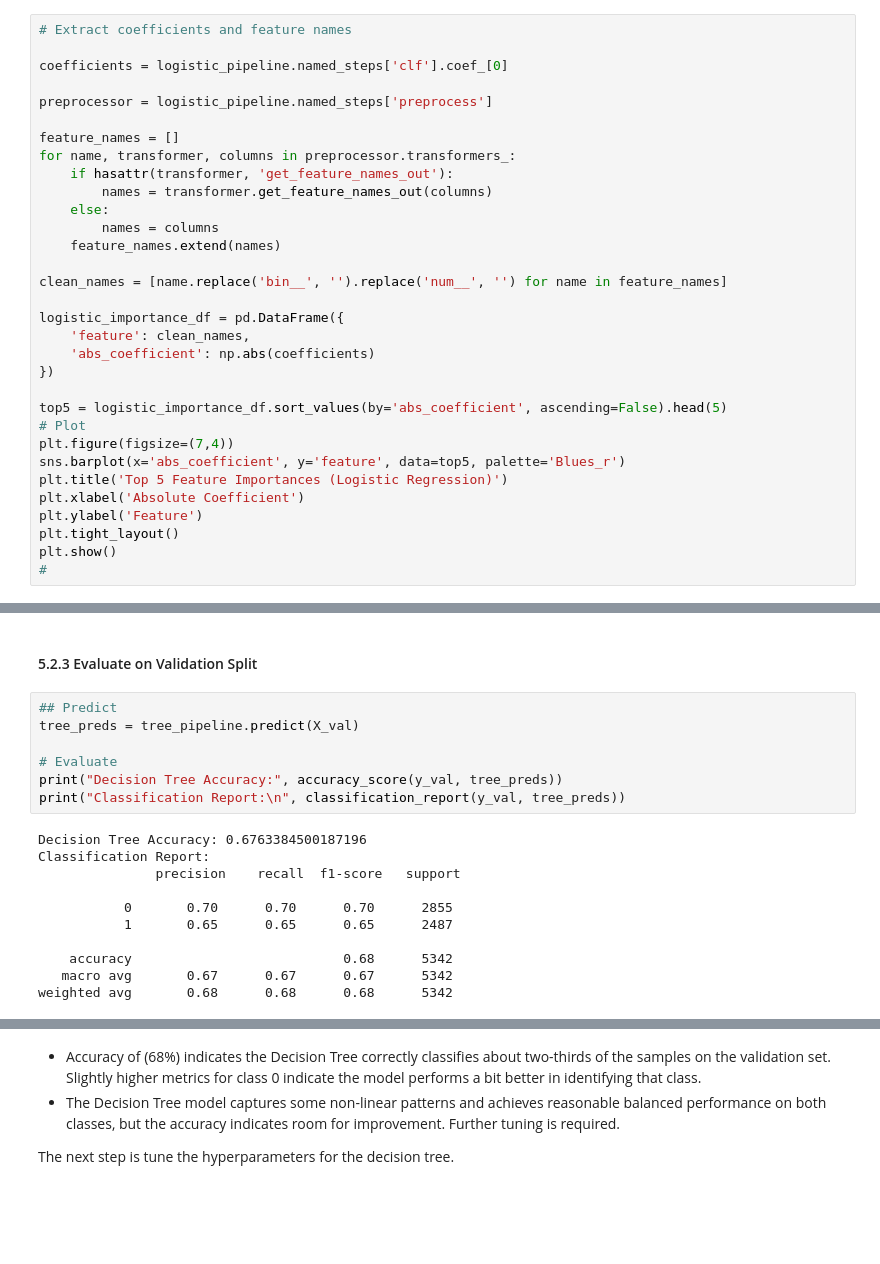
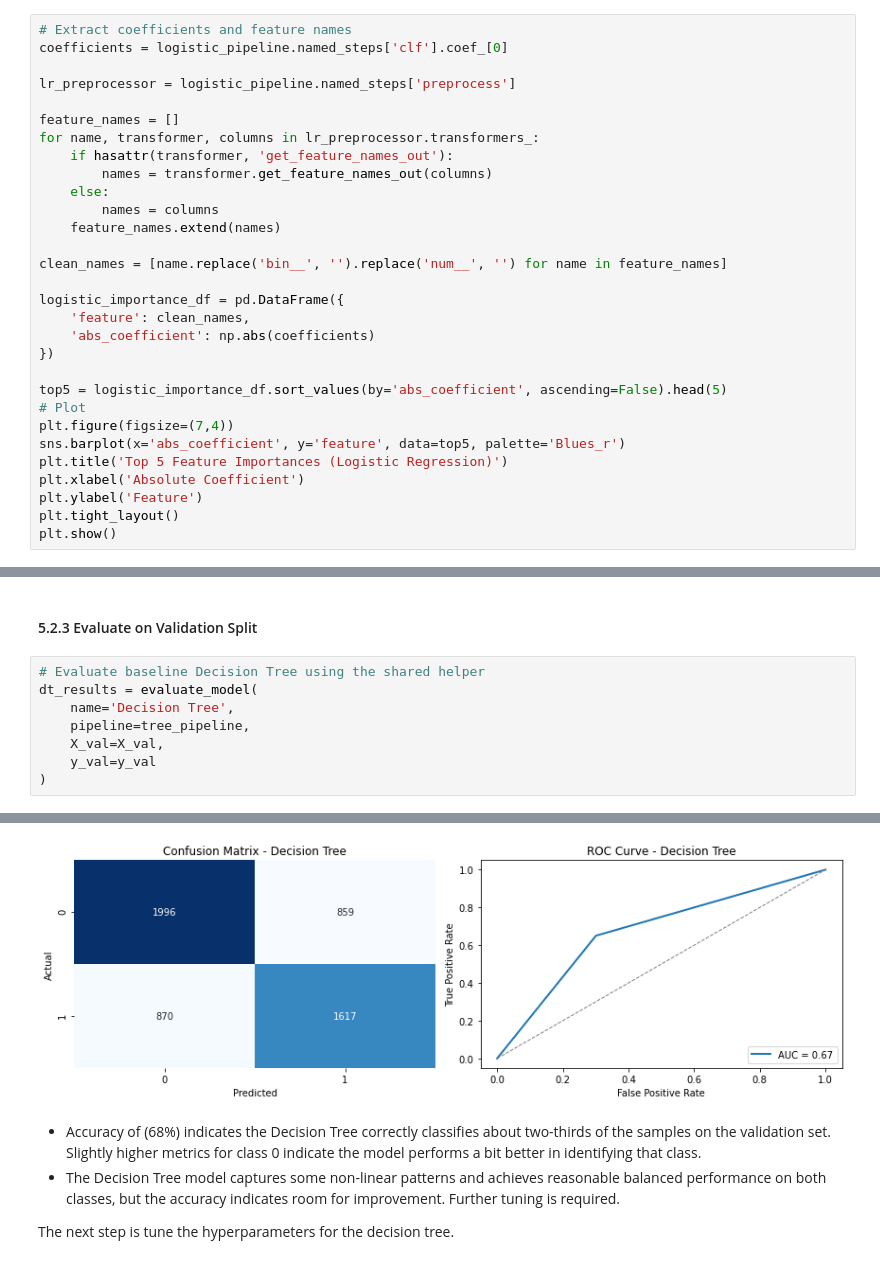
Before and after one commit to Pheonverah/Seasonal-Flu-Vaccine, a Jupyter notebook: index.ipynb, the cells around one changed output, grey strips where cells are left out. Saved outputs shown, nothing was run; the diff lists cells and outputs as text; blank space fills up the shorter version.

```diff
--- a/index.ipynb
+++ b/index.ipynb
@@ -846,13 +840,12 @@ There is no significant improvement after tuning logistic regression so i'll exp
 #### Feature Importances
 # %%
 # Extract coefficients and feature names
-
 coefficients = logistic_pipeline.named_steps['clf'].coef_[0]
 
-preprocessor = logistic_pipeline.named_steps['preprocess']
+lr_preprocessor = logistic_pipeline.named_steps['preprocess']
 
 feature_names = []
-for name, transformer, columns in preprocessor.transformers_:
+for name, transformer, columns in lr_preprocessor.transformers_:
     if hasattr(transformer, 'get_feature_names_out'):
         names = transformer.get_feature_names_out(columns)
     else:
@@ -875,7 +868,6 @@ plt.xlabel('Absolute Coefficient')
 plt.ylabel('Feature')
 plt.tight_layout()
 plt.show()
-#
 # %% [output]
 [figure]
 # %% [markdown]
@@ -916,21 +908,12 @@ Pipeline(steps=[('preprocess',
                 ('clf', DecisionTreeClassifier(random_state=42))])
 # %% [markdown]
 #### 5.2.3 Evaluate on Validation Split
-# %%
-## Predict
-tree_preds = tree_pipeline.predict(X_val)
-
-# Evaluate
-print("Decision Tree Accuracy:", accuracy_score(y_val, tree_preds))
-print("Classification Report:\n", classification_report(y_val, tree_preds))
-# %% [output]
-Decision Tree Accuracy: 0.6763384500187196
-Classification Report:
-               precision    recall  f1-score   support
-
-           0       0.70      0.70      0.70      2855
-           1       0.65      0.65      0.65      2487
-
-    accuracy                           0.68      5342
-   macro avg       0.67      0.67      0.67      5342
-weighted avg       0.68      0.68      0.68      5342
+# %%
+# Evaluate baseline Decision Tree using the shared helper
+dt_results = evaluate_model(
+    name='Decision Tree',
+    pipeline=tree_pipeline,
+    X_val=X_val,
+    y_val=y_val
+)
+# %% [output]
@@ -937,3 +934,4 @@ weighted avg       0.68      0.68      0.68      5342
+[figure, added]
 # %% [markdown]
 - Accuracy of (68%) indicates the Decision Tree correctly classifies about two-thirds of the samples on the validation set.
 Slightly higher metrics for class 0 indicate the model performs a bit better in identifying that class.
```
Also changed, not shown: parts of 31 cells of this notebook.
